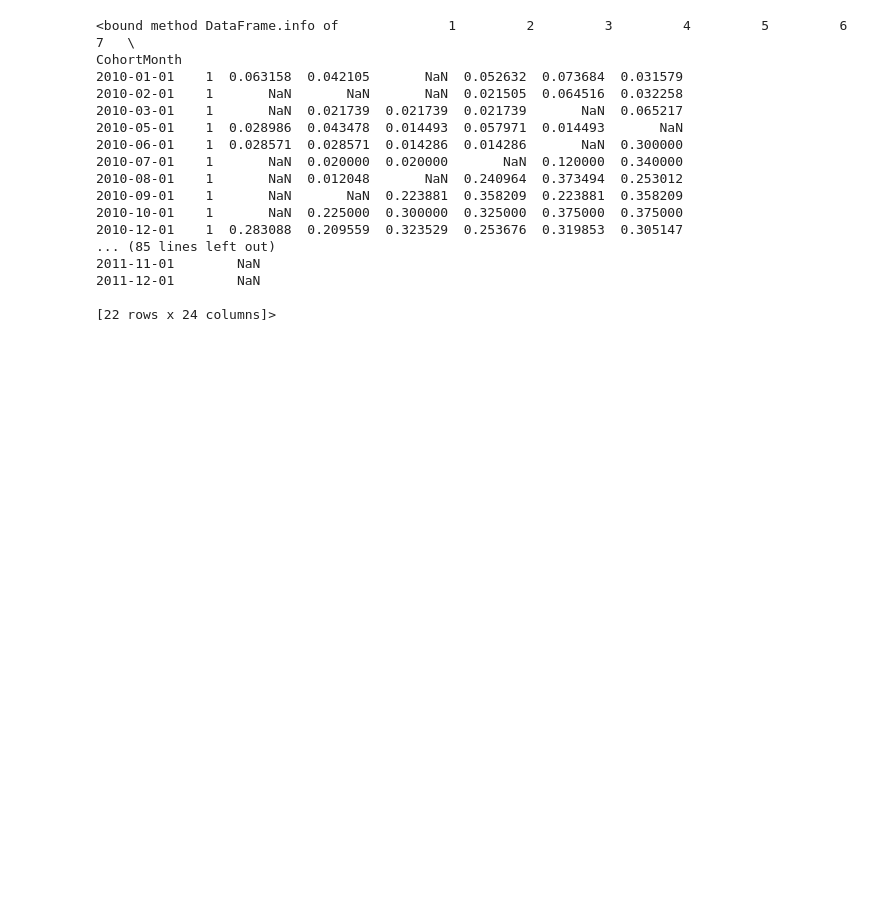
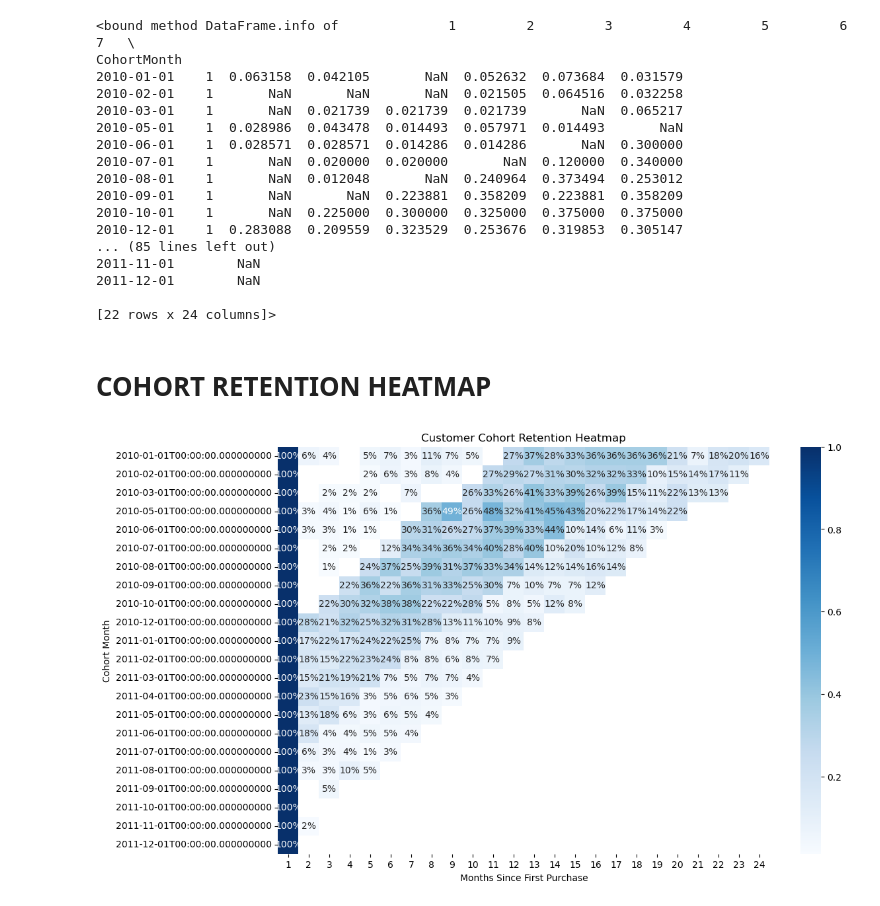
Before and after one commit to dharani-malla/Cohort-Retention-CLTV-Analysis, a Jupyter notebook: week4_visualization.ipynb, the cells around one changed output. Cells and saved outputs as stored; diff of their text form; code cells hidden in the pictures; blank space fills up the shorter version.

Commit message:
feature : generated cohort retention heatmap
Created the cohort retention heatmap to visualize customer retention patterns across different cohort months

```diff
--- a/week4_visualization.ipynb
+++ b/week4_visualization.ipynb
@@ -47,3 +47,21 @@ CohortMonth
 2011-12-01        NaN
 
 [22 rows x 24 columns]>
+# %% [markdown]
+# COHORT RETENTION HEATMAP
+# %%
+plt.figure(figsize=(12,8))
+sns.heatmap(
+    retention_matrix,
+    annot=True,
+    fmt=".0%",
+    cmap="Blues"
+)
+
+plt.title("Customer Cohort Retention Heatmap")
+plt.xlabel("Months Since First Purchase")
+plt.ylabel("Cohort Month")
+
+plt.show()
+# %% [output]
+[figure, added]
```
